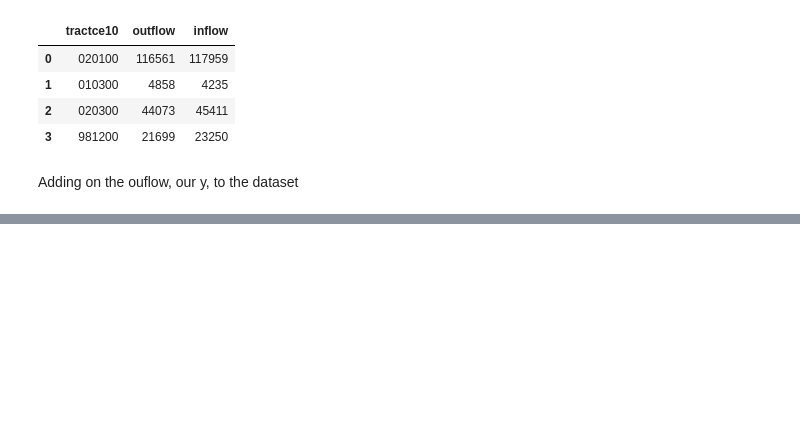
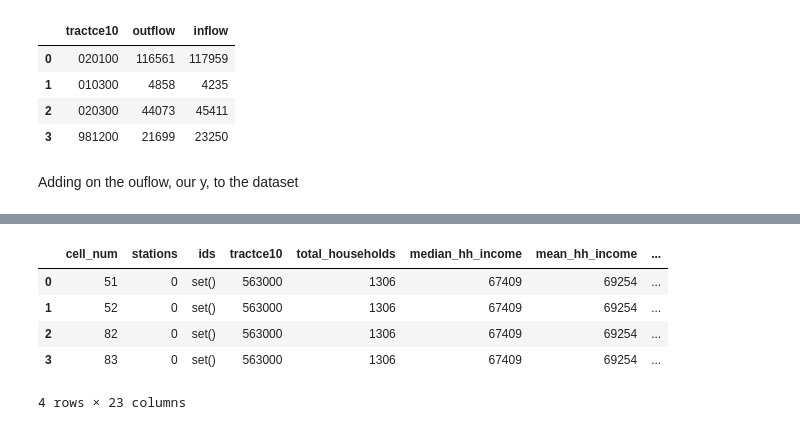
Before and after one commit to katelyn98/HealthyRide-Mapping, a Jupyter notebook: Notebooks/PGH ML DataSet.ipynb, the cells around one changed output, grey strips where cells are left out. Drawn from its saved outputs; the diff is of its cells as text; code cells hidden in the pictures; blank space fills up the shorter version.

```diff
--- a/Notebooks/PGH ML DataSet.ipynb
+++ b/Notebooks/PGH ML DataSet.ipynb
@@ -198,2 +223,23 @@ pgh_grid_census
+# %%
+pgh_grid_census = pgh_grid_census.drop(columns=['<$10K',
+       '$10K-15K', '$15K-25K', '$25K-35K', '$35K-50K', '$50K-75K', '$75K-100K',
+       '$100K-150K', '$150K-200K', '>$200K', '13_x', '14_x', '15_x', '16_x', '17', '18', '19',
+       '20', '21', '22', '23', '24', '25', '26', '27', '28', '29', '30', '31',
+       '32', '33', '34', '35', '36', '37', '38', '39', '40', '41',
+       'med_earnings_male_full-time', 'med_earnings_female_full-time',
+                                                '13_y', '14_y', '15_y', '16_y',
+                                                'armed forces', 'not_in_labor_force', 'civ_labor_force.1',
+       'females_16yr+', 'in_labor_force.1', 'civ_labor_force.2', 'employed.1',
+                                               'in_labor_force', 'civ_labor_force', 'employed',
+       'unemployed', 'Unnamed: 0_x', 'capacity', 'Unnamed: 0_y', 'Unnamed: 0', 'geometry', 'centroid'])
+# %%
+pgh_grid_census.head(4)
+# %% [output]
+|  | cell_num | stations | ids | tractce10 | total_households | median_hh_income | mean_hh_income | ... |
+| 0 | 51 | 0 | set() | 563000 | 1306 | 67409 | 69254 | ... |
+| 1 | 52 | 0 | set() | 563000 | 1306 | 67409 | 69254 | ... |
+| 2 | 82 | 0 | set() | 563000 | 1306 | 67409 | 69254 | ... |
+| 3 | 83 | 0 | set() | 563000 | 1306 | 67409 | 69254 | ... |
+4 rows × 23 columns
 # %%
 pgh_grid_census.to_csv('../Data/PGH/DemandPrediction/pgh_grid_census.csv')
```
Also changed, not shown: parts of 9 cells of this notebook, 6 other files.
